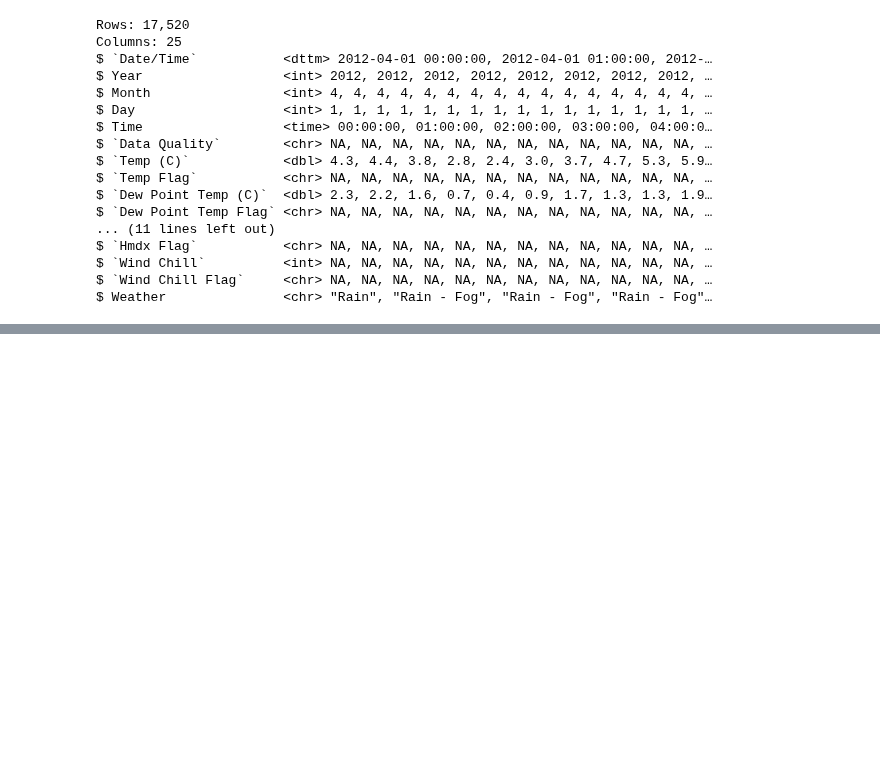
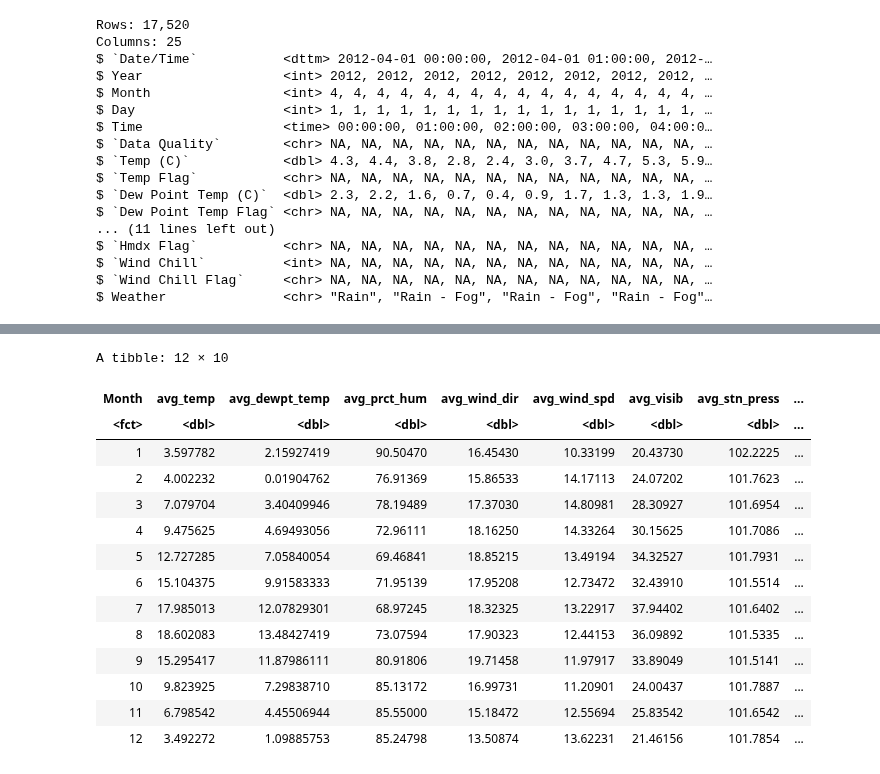
Before and after one commit to philippebarrette4/INF1430, a Jupyter notebook: scripts/ClimateAnalysis/HourlyWeather.ipynb, the cells around one changed output, grey strips where cells are left out. Cells and saved outputs as stored; diff of their text form; code cells hidden in the pictures; blank space fills up the shorter version.

```diff
--- a/scripts/ClimateAnalysis/HourlyWeather.ipynb
+++ b/scripts/ClimateAnalysis/HourlyWeather.ipynb
@@ -59,3 +59,18 @@ $ `Hmdx Flag`           <chr> NA, NA, NA, NA, NA, NA, NA, NA, NA, NA, NA, NA,
 $ `Wind Chill`          <int> NA, NA, NA, NA, NA, NA, NA, NA, NA, NA, NA, NA, …
 $ `Wind Chill Flag`     <chr> NA, NA, NA, NA, NA, NA, NA, NA, NA, NA, NA, NA, …
 $ Weather               <chr> "Rain", "Rain - Fog", "Rain - Fog", "Rain - Fog"…
+# %%
+# Cleanup of NA values
+# All NAs are replaced with the median value of their respective column
+cleanWeatherDF <- weatherDF %>%
+    mutate(
+        `Temp (C)`              =  coalesce(`Temp (C)`, median(`Temp (C)`, na.rm = TRUE)),
+        `Dew Point Temp (C)`    =  coalesce(`Dew Point Temp (C)`, median(`Dew Point Temp (C)`, na.rm = TRUE)),
+        `Rel Hum (%)`           =  coalesce(`Rel Hum (%)`, median(`Rel Hum (%)`, na.rm = TRUE)),
+        `Wind Dir (10s deg)`    =  coalesce(`Wind Dir (10s deg)`, median(`Wind Dir (10s deg)`, na.rm = TRUE)),
+        `Wind Spd (km/h)`       =  coalesce(`Wind Spd (km/h)`, median(`Wind Spd (km/h)`, na.rm = TRUE)),
+        `Visibility (km)`       =  coalesce(`Visibility (km)`, median(`Visibility (km)`, na.rm = TRUE)),
+        `Stn Press (kPa)`       =  coalesce(`Stn Press (kPa)`, median(`Stn Press (kPa)`, na.rm = TRUE)),
+        Hmdx                    =  coalesce(Hmdx, median(Hmdx, na.rm = TRUE)),
+        `Wind Chill`            =  coalesce(`Wind Chill`, median(`Wind Chill`, na.rm = TRUE))
+    )
@@ -61,0 +97,37 @@ $ Weather               <chr> "Rain", "Rain - Fog", "Rain - Fog", "Rain - Fog"
+# %%
+groupedDF <- cleanWeatherDF %>%
+    mutate(Date = as.Date(`Date/Time`)) %>%
+    group_by(Month) %>%
+    summarise(
+        avg_temp        = mean(`Temp (C)`),
+        avg_dewpt_temp  = mean(`Dew Point Temp (C)`),
+        avg_prct_hum    = mean(`Rel Hum (%)`),
+        avg_wind_dir    = mean(`Wind Dir (10s deg)`),
+        avg_wind_spd    = mean(`Wind Spd (km/h)`),
+        avg_visib       = mean(`Visibility (km)`),
+        avg_stn_press   = mean(`Stn Press (kPa)`),
+        avg_hmdx        = mean(Hmdx),
+        avg_wind_chill  = mean(`Wind Chill`)
+    ) %>%
+    mutate(
+        Month = factor(Month)
+    )
+
+groupedDF %>%
+    slice(1:25)
+# %% [output]
+A tibble: 12 × 10
+| Month | avg_temp | avg_dewpt_temp | avg_prct_hum | avg_wind_dir | avg_wind_spd | avg_visib | avg_stn_press | ... |
+| <fct> | <dbl> | <dbl> | <dbl> | <dbl> | <dbl> | <dbl> | <dbl> | ... |
+| 1 | 3.597782 | 2.15927419 | 90.50470 | 16.45430 | 10.33199 | 20.43730 | 102.2225 | ... |
+| 2 | 4.002232 | 0.01904762 | 76.91369 | 15.86533 | 14.17113 | 24.07202 | 101.7623 | ... |
+| 3 | 7.079704 | 3.40409946 | 78.19489 | 17.37030 | 14.80981 | 28.30927 | 101.6954 | ... |
+| 4 | 9.475625 | 4.69493056 | 72.96111 | 18.16250 | 14.33264 | 30.15625 | 101.7086 | ... |
+| 5 | 12.727285 | 7.05840054 | 69.46841 | 18.85215 | 13.49194 | 34.32527 | 101.7931 | ... |
+| 6 | 15.104375 | 9.91583333 | 71.95139 | 17.95208 | 12.73472 | 32.43910 | 101.5514 | ... |
+| 7 | 17.985013 | 12.07829301 | 68.97245 | 18.32325 | 13.22917 | 37.94402 | 101.6402 | ... |
+| 8 | 18.602083 | 13.48427419 | 73.07594 | 17.90323 | 12.44153 | 36.09892 | 101.5335 | ... |
+| 9 | 15.295417 | 11.87986111 | 80.91806 | 19.71458 | 11.97917 | 33.89049 | 101.5141 | ... |
+| 10 | 9.823925 | 7.29838710 | 85.13172 | 16.99731 | 11.20901 | 24.00437 | 101.7887 | ... |
+| 11 | 6.798542 | 4.45506944 | 85.55000 | 15.18472 | 12.55694 | 25.83542 | 101.6542 | ... |
+| 12 | 3.492272 | 1.09885753 | 85.24798 | 13.50874 | 13.62231 | 21.46156 | 101.7854 | ... |
```
Also changed, not shown: parts of 3 cells of this notebook.
